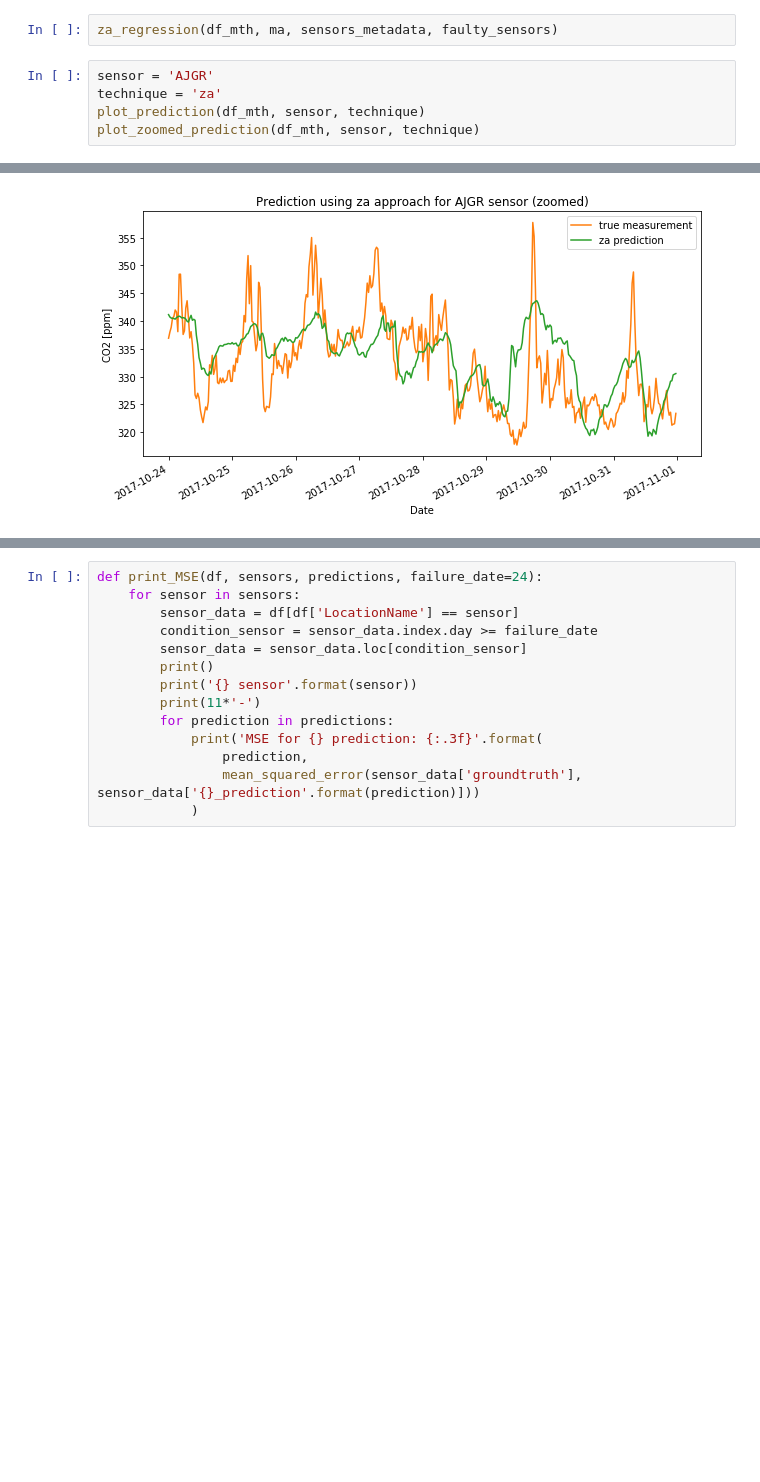
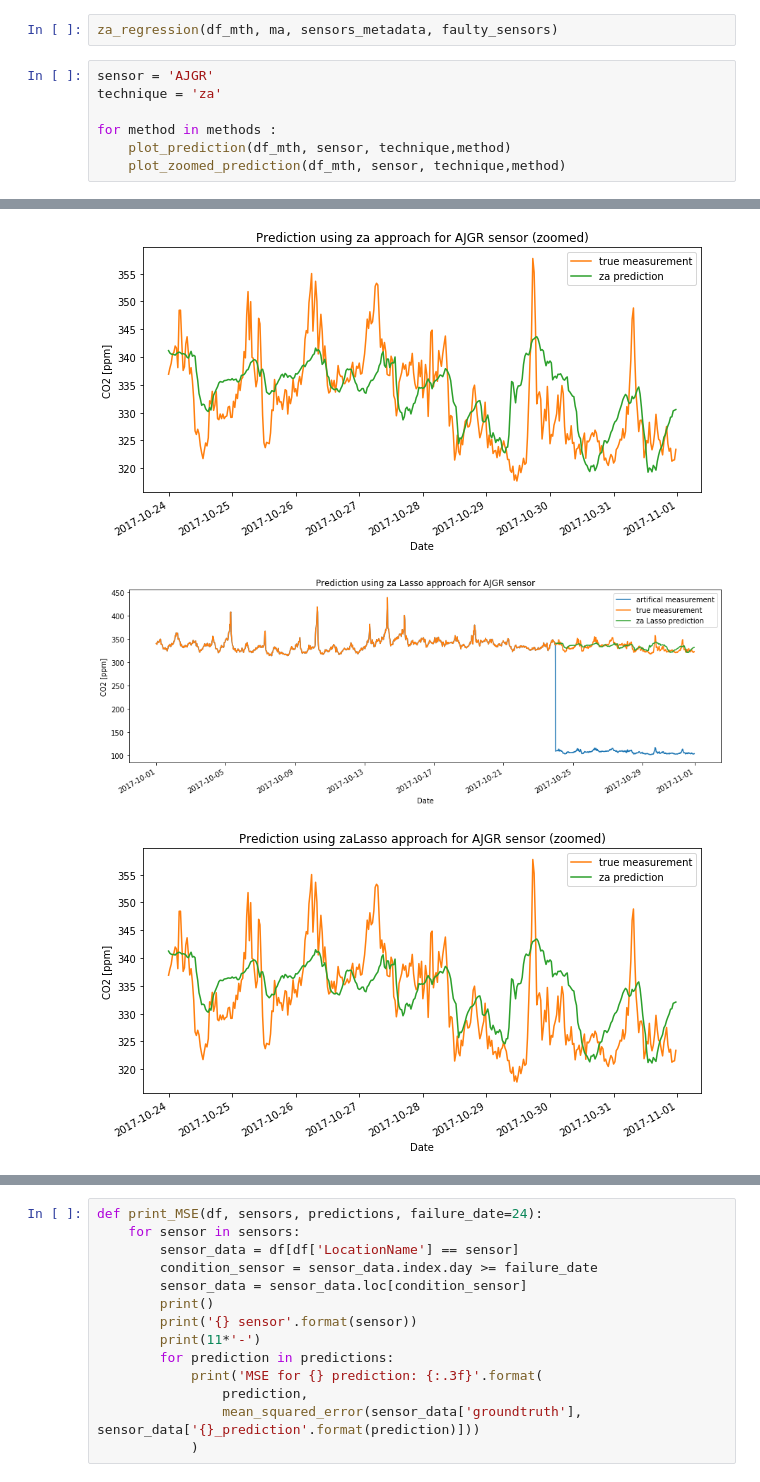
Before and after one commit to joelmfonseca/COM-503, a Jupyter notebook: mini_project/mini_project.ipynb, the cells around one changed output, grey strips where cells are left out. Drawn from its saved outputs; the diff is of its cells as text; blank space fills up the shorter version.

Commit message:
add skeleton of other regularization techniques for za and brute.

```diff
--- a/mini_project/mini_project.ipynb
+++ b/mini_project/mini_project.ipynb
@@ -491,8 +506,12 @@ za_regression(df_mth, ma, sensors_metadata, faulty_sensors)
 # %%
 sensor = 'AJGR'
 technique = 'za'
-plot_prediction(df_mth, sensor, technique)
-plot_zoomed_prediction(df_mth, sensor, technique)
+
+for method in methods :
+    plot_prediction(df_mth, sensor, technique,method)
+    plot_zoomed_prediction(df_mth, sensor, technique,method)
 # %% [output]
 [figure]
 [figure]
+[figure, added]
+[figure, added]
```
Also changed, not shown: parts of 15 cells of this notebook.
